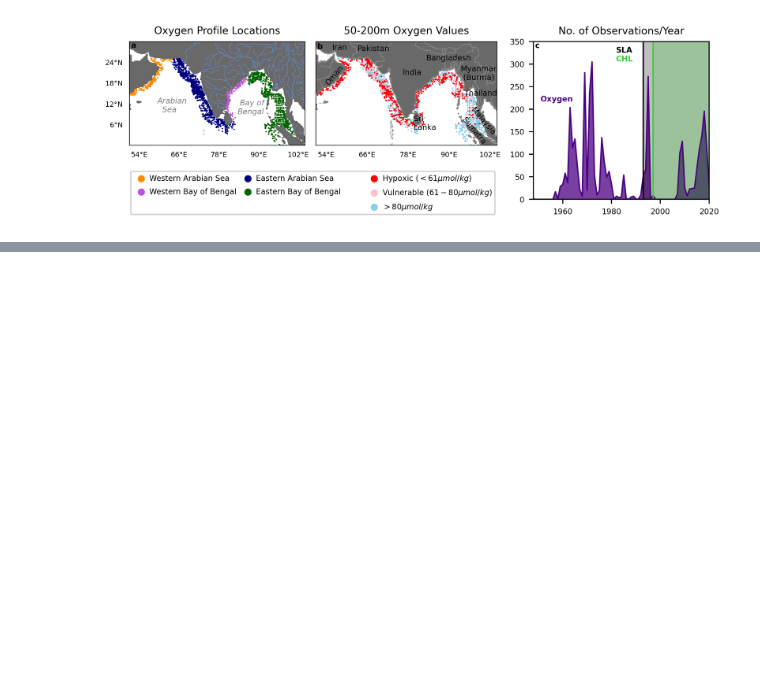
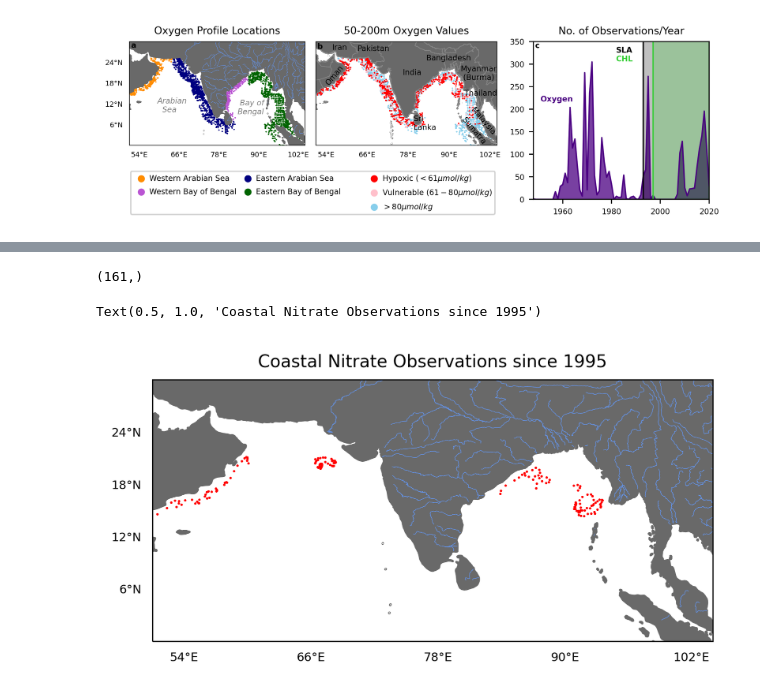
Before and after one commit to jlpearso/coastlines-at-risk-of-hypoxia-in-the-northern-indian-ocean, a Jupyter notebook: figure_making/Fig_1_domain.ipynb, the cells around one changed output, grey strips where cells are left out. Cells and saved outputs as stored; diff of their text form; code cells hidden in the pictures; blank space fills up the shorter version.

```diff
--- a/figure_making/Fig_1_domain.ipynb
+++ b/figure_making/Fig_1_domain.ipynb
@@ -391,0 +396,80 @@ Max Time eBoB:  2018-07-10T00:00:00.000000000
+# %%
+# # Plotting Full Indian Ocean
+
+params = {'legend.fontsize': 6,
+         'axes.labelsize': 6,
+         'axes.titlesize': 8,
+         'xtick.labelsize':6,
+         'ytick.labelsize':6}
+
+pylab.rcParams.update(params)
+cmap = cmocean.cm.thermal_r
+
+# limits
+cbounds = [51,104,0,30]
+cmin = 20
+cmax = 160
+sz = 5
+# clrs = ['navy','limegreen','deeppink','purple']
+clrs = ['darkorange','navy','mediumorchid','darkgreen']
+hyp_clr = '#FEE12B'
+sla_clr = '#FEE12B'
+lfz = 6
+fig = plt.figure(figsize=(4,3.5),dpi=400)
+
+
+#############################################################
+#----------------- regions ---------------------#
+#############################################################
+ax = fig.add_subplot(111,projection= ccrs.PlateCarree())
+plt.subplots_adjust(wspace = 0.15, bottom = 0.4, left = 0.05, right = 0.95)
+# add_bathy(ax,cbounds)
+
+data = np.concatenate((ds_WOD.nitrate_wAS_50_200,ds_WOD.nitrate_eAS_50_200,
+                       ds_WOD.nitrate_wBoB_50_200,ds_WOD.nitrate_eBoB_50_200),0)
+lat = np.concatenate((ds_WOD.lat_wAS,ds_WOD.lat_eAS,
+                       ds_WOD.lat_wBoB,ds_WOD.lat_eBoB),0)
+lon = np.concatenate((ds_WOD.lon_wAS,ds_WOD.lon_eAS,
+                       ds_WOD.lon_wBoB,ds_WOD.lon_eBoB),0)
+tdata = np.concatenate((ds_WOD.time_wAS,ds_WOD.time_eAS,
+                       ds_WOD.time_wBoB,ds_WOD.time_eBoB),0)
+# data.time.dt.year
+ind = ~np.isnan(data)
+data = data[ind]
+tdata = tdata[ind]
+lat = lat[ind]
+lon = lon[ind]
+
+data = xr.DataArray(data,dims = ['time'],coords =[tdata])
+
+ind = data.time.dt.year > 1995
+p = ax.scatter(lon[ind],lat[ind],s=sz,marker = '.',color='r',vmin=cmin,vmax=cmax,
+                       edgecolor = 'none',transform=ccrs.PlateCarree())
+print(lon[ind].shape)
+# # wAS
+# ind = (~np.isnan(ds_WOD.doxy_wAS_50_200)) & (years>1995)
+# p = ax.scatter(ds_WOD.lon_wAS[ind],ds_WOD.lat_wAS[ind],s=sz,marker = '.',c=clrs[0],cmap=cmap,vmin=cmin,vmax=cmax,
+#                        edgecolor = 'none',transform=ccrs.PlateCarree())
+# # eAS
+# ind = (~np.isnan(ds_WOD.doxy_eAS_50_200)) & (years>1995)
+# p = ax.scatter(ds_WOD.lon_eAS[ind],ds_WOD.lat_eAS[ind],s=sz,marker = '.',c=clrs[1],cmap=cmap,vmin=cmin,vmax=cmax,
+#                        edgecolor = 'none',transform=ccrs.PlateCarree())
+# # wBoB
+# ind = (~np.isnan(ds_WOD.doxy_wBoB_50_200)) & (years>1995)
+# p = ax.scatter(ds_WOD.lon_wBoB[ind],ds_WOD.lat_wBoB[ind],s=sz,marker = '.',c=clrs[2],cmap=cmap,vmin=cmin,vmax=cmax,
+#                        edgecolor = 'none',transform=ccrs.PlateCarree())
+# # eBoB
+# ind = (~np.isnan(ds_WOD.doxy_eBoB_50_200)) & (years>1995)
+# p = ax.scatter(ds_WOD.lon_eBoB[ind],ds_WOD.lat_eBoB[ind],s=sz,marker = '.',c=clrs[3],cmap=cmap,vmin=cmin,vmax=cmax,
+#                        edgecolor = 'none',transform=ccrs.PlateCarree())
+# land
+g = add_land(ax, bounds = cbounds,countries = False, rivers = True, rcolor = 'cornflowerblue')
+# g.xlocator = mticker.FixedLocator(np.arange(60,110,10))
+g.xlabel_style = {'size': 5.5}
+g.ylabel_style = {'size': 5.5}
+g.xlocator = mticker.FixedLocator([54,66,78,90,102])
+plt.title('Coastal Nitrate Observations since 1995')
+# %% [output]
+(161,)
+Text(0.5, 1.0, 'Coastal Nitrate Observations since 1995')
+[figure, added]
```
Also changed, not shown: parts of 3 cells of this notebook, 4 other files.
